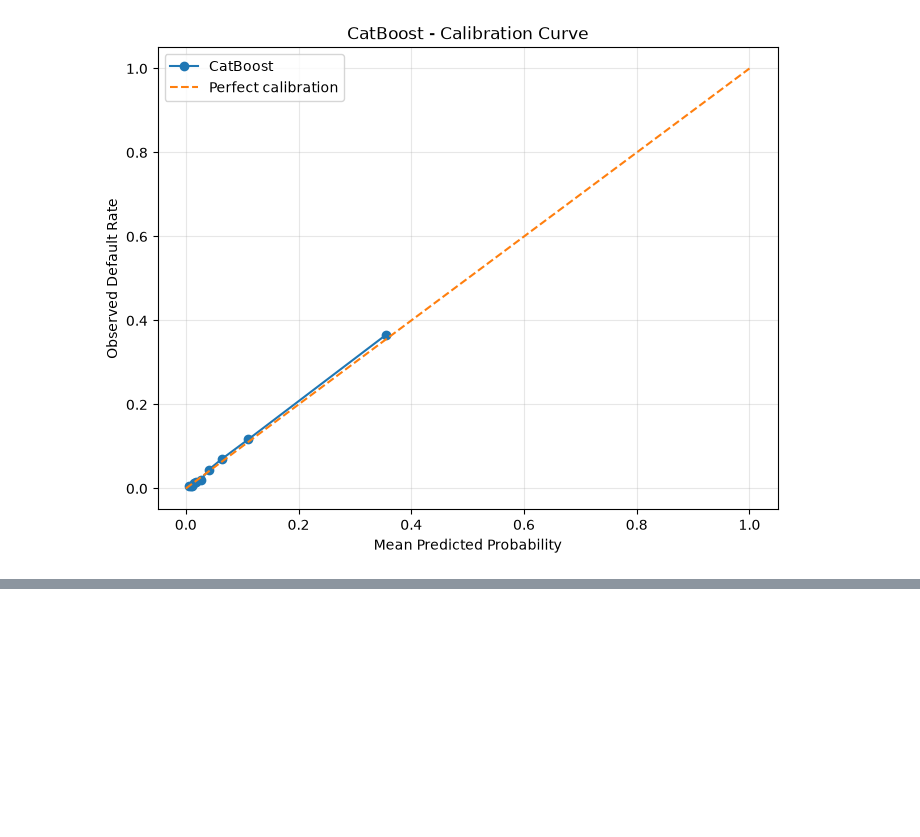
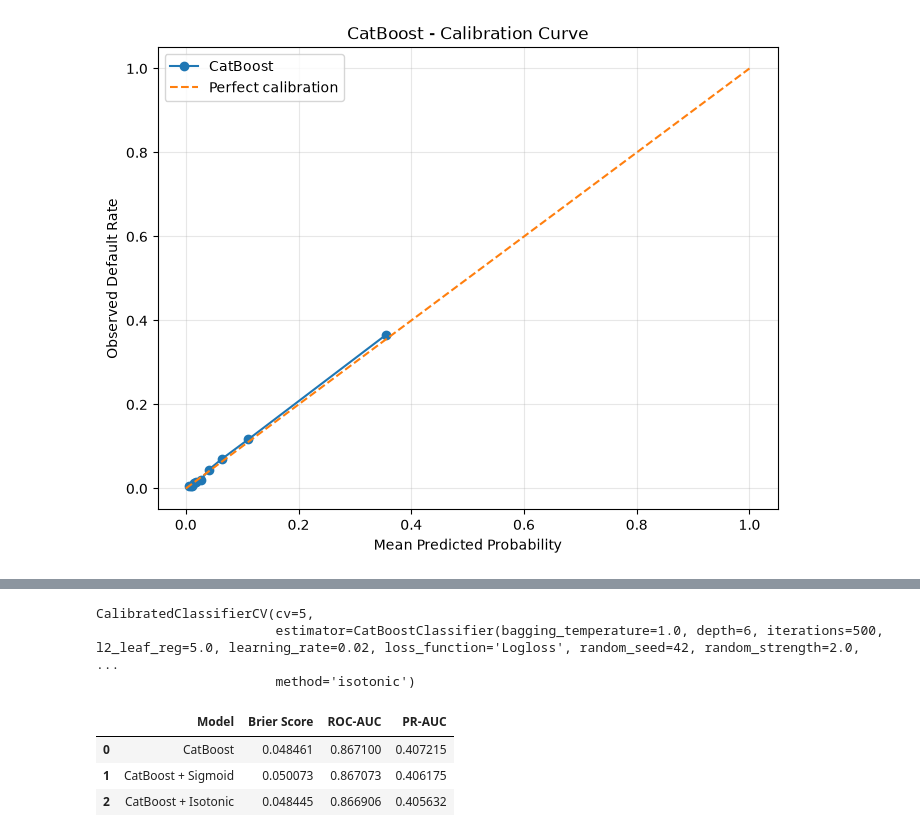
Before and after one commit to Randysman/credit_score, a Jupyter notebook: Modeling(boosting).ipynb, the cells around one changed output, grey strips where cells are left out. Cells and saved outputs as stored; diff of their text form; code cells hidden in the pictures; blank space fills up the shorter version.

```diff
--- a/Modeling(boosting).ipynb
+++ b/Modeling(boosting).ipynb
@@ -866,0 +888,80 @@ plt.show()
+# %%
+sigmoid_valid_proba = catboost_sigmoid.predict_proba(
+    X_valid[features]
+)[:, 1]
+# %%
+catboost_isotonic = CalibratedClassifierCV(
+    estimator=best_catboost,
+    method='isotonic',
+    cv=5
+)
+
+catboost_isotonic.fit(
+    X_train[features],
+    y_train
+)
+# %% [output]
+CalibratedClassifierCV(cv=5,
+                       estimator=CatBoostClassifier(bagging_temperature=1.0, depth=6, iterations=500, l2_leaf_reg=5.0, learning_rate=0.02, loss_function='Logloss', random_seed=42, random_strength=2.0, ...
+                       method='isotonic')
+# %%
+isotonic_valid_proba = catboost_isotonic.predict_proba(
+    X_valid[features]
+)[:, 1]
+# %%
+calibration_comparison = pd.DataFrame({
+    'Model': [
+        'CatBoost',
+        'CatBoost + Sigmoid',
+        'CatBoost + Isotonic'
+    ],
+    'Brier Score': [
+        brier_score_loss(
+            y_valid,
+            best_catboost_valid_proba
+        ),
+        brier_score_loss(
+            y_valid,
+            sigmoid_valid_proba
+        ),
+        brier_score_loss(
+            y_valid,
+            isotonic_valid_proba
+        )
+    ],
+    'ROC-AUC': [
+        roc_auc_score(
+            y_valid,
+            best_catboost_valid_proba
+        ),
+        roc_auc_score(
+            y_valid,
+            sigmoid_valid_proba
+        ),
+        roc_auc_score(
+            y_valid,
+            isotonic_valid_proba
+        )
+    ],
+    'PR-AUC': [
+        average_precision_score(
+            y_valid,
+            best_catboost_valid_proba
+        ),
+        average_precision_score(
+            y_valid,
+            sigmoid_valid_proba
+        ),
+        average_precision_score(
+            y_valid,
+            isotonic_valid_proba
+        )
+    ]
+})
+
+calibration_comparison
+# %% [output]
+|  | Model | Brier Score | ROC-AUC | PR-AUC |
+| 0 | CatBoost | 0.048461 | 0.867100 | 0.407215 |
+| 1 | CatBoost + Sigmoid | 0.050073 | 0.867073 | 0.406175 |
+| 2 | CatBoost + Isotonic | 0.048445 | 0.866906 | 0.405632 |
```
Also changed, not shown: parts of 14 cells of this notebook.
